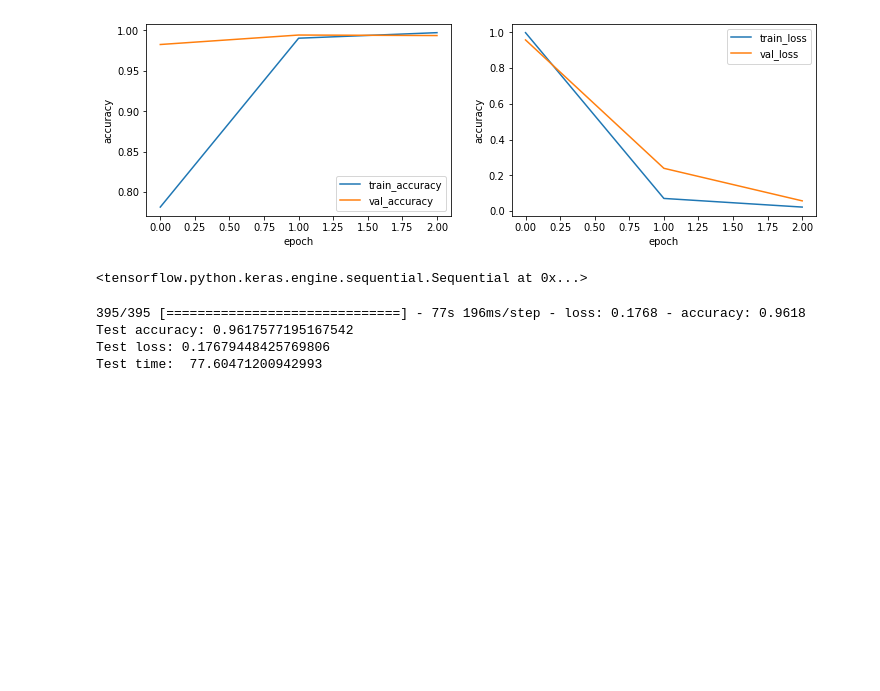
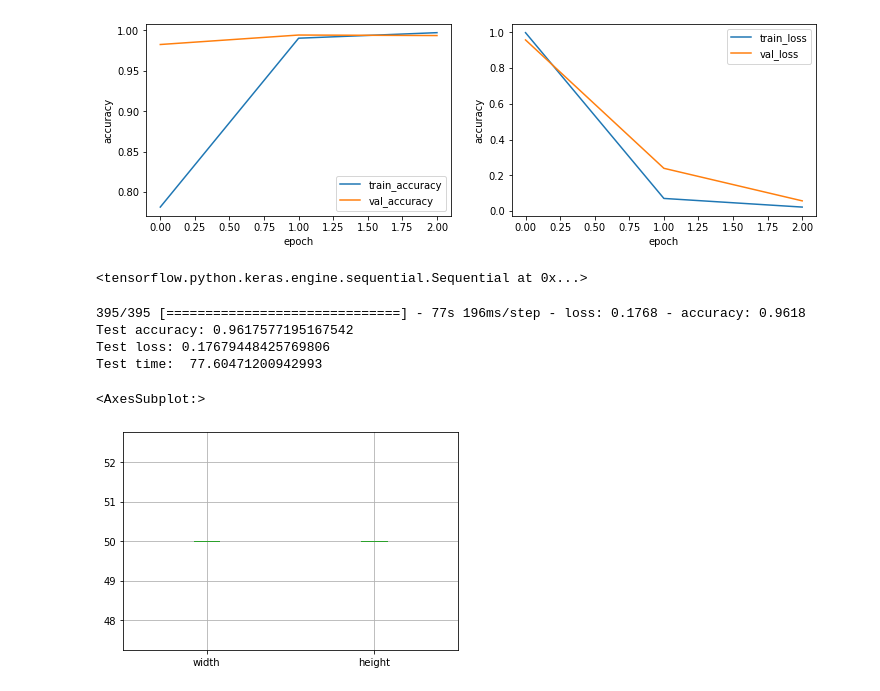
Before and after one commit to jameseoconnor/vgg-traffic-light-detection, a Jupyter notebook: traffic_sign_detection_vgg19.ipynb, the cells around one changed output. Drawn from its saved outputs; the diff is of its cells as text; code cells hidden in the pictures; blank space fills up the shorter version.

```diff
--- a/traffic_sign_detection_vgg19.ipynb
+++ b/traffic_sign_detection_vgg19.ipynb
@@ -224,3 +224,11 @@ model
 Test accuracy: 0.9617577195167542
 Test loss: 0.17679448425769806
 Test time:  77.60471200942993
+# %%
+d= {'width': [50, 50, 50], 'height': [50, 50, 50]}
+sr = pd.DataFrame(data=d)
+# %%
+sr.boxplot()
+# %% [output]
+<AxesSubplot:>
+[figure, added]
```
Also changed, not shown: parts of 1 cell of this notebook, 56 other files.
